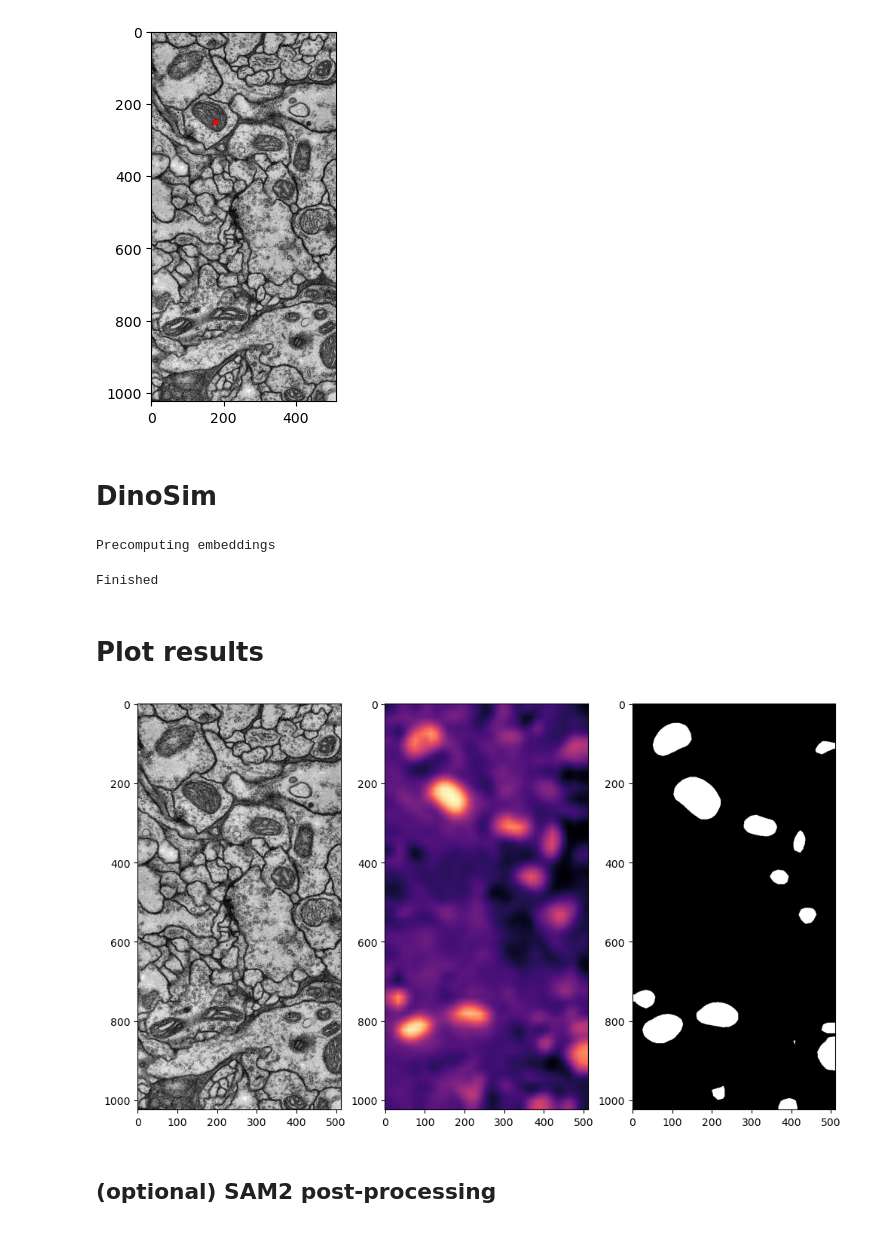
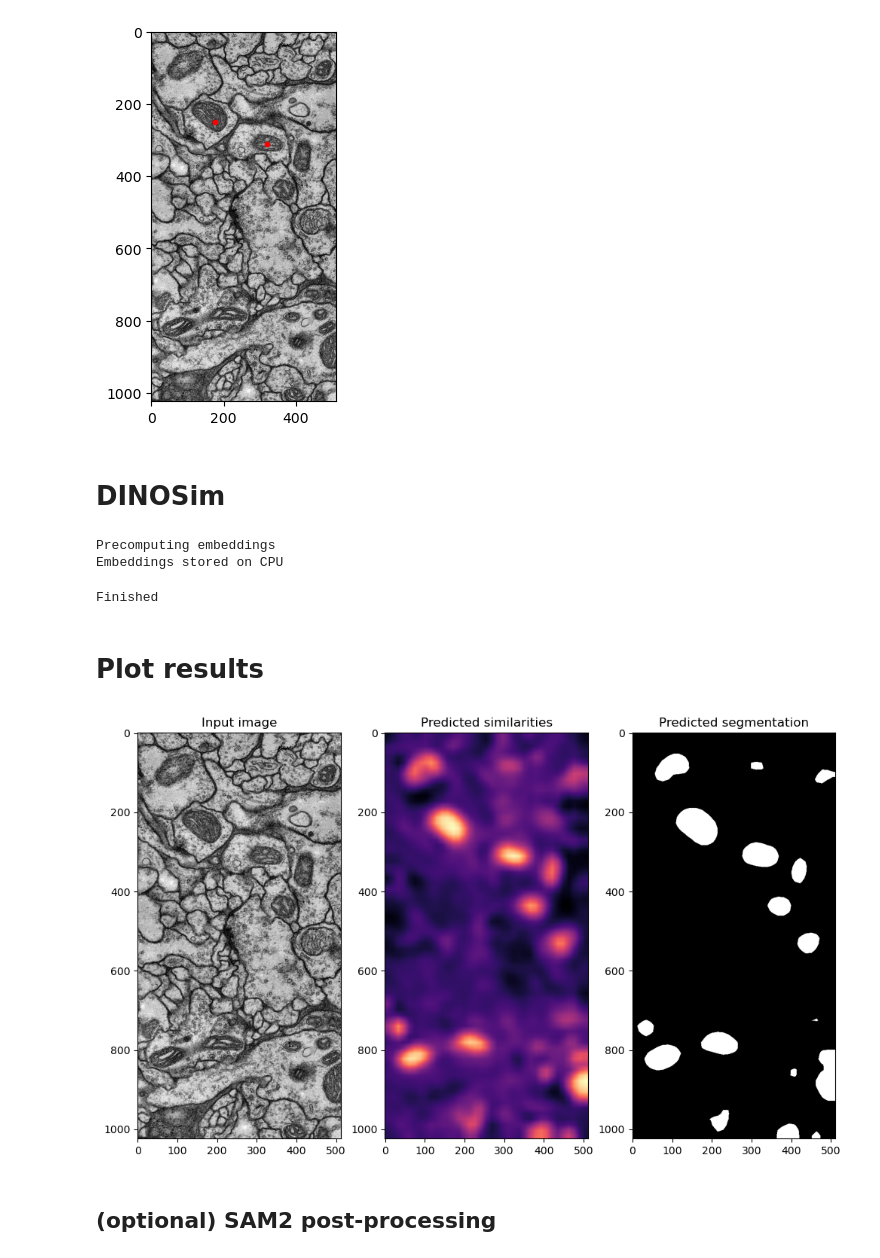
Before and after one commit to AAitorG/napari-DINOSim, a Jupyter notebook: src/dinoSim_example.ipynb, the cells around one changed output. Cells and saved outputs as stored; diff of their text form; code cells hidden in the pictures.

```diff
--- a/src/dinoSim_example.ipynb
+++ b/src/dinoSim_example.ipynb
@@ -34,11 +38,15 @@ resize_size = 518 #@param {type:"integer"}
 # %% [markdown]
 ## Load Data
 # %%
-train_x_fnames = glob(os.path.join(ds_path, dataset, 'train', 'x/*.*'))
-train_x_fnames.sort()
+#find all files in given path
+all_filenames = glob(os.path.join(ds_path, "*.*"))
+all_filenames.sort()
 
-train_dataset = np.stack([load_image(p) for p in train_x_fnames]).astype(np.uint8)
-train_dataset = train_dataset[...,np.newaxis] # add channel dim
+#open all images
+images = np.stack([load_image(filename) for filename in all_filenames])
+if images.ndim == 3:
+    # get images in format: (n,h,w,c)
+    images = images[...,np.newaxis] # add channel dim
 
-print(f'N files:  {len(train_dataset)} \t Shape: {train_dataset.shape[1:]}')
+print(f'Number of images:  {len(images)} \t image shape: {images.shape[1:]}')
 # %% [output]
@@ -46,13 +54,9 @@ N files:  20     Shape: (1024, 512, 1)
 # %% [markdown]
 # Load Model
 # %%
-# select model size
-model_size = 'small' #@param {type:"string", options:["small", "base", "large", "giant"]}
-
 model_dims = {'small': 384, 'base': 768, 'large': 1024, 'giant': 1536}
 assert model_size in model_dims, f'Invalid model size: ({model_size})'
-model = torch.hub.load('facebookresearch/dinov2', f'dinov2_vit{model_size[0]}14_reg')
-model.to(device)
+model = torch.hub.load('facebookresearch/dinov2', f'dinov2_vit{model_size[0]}14_reg').to(device)
 model.eval()
 
 feat_dim = model_dims[model_size]
@@ -60,58 +64,62 @@ feat_dim = model_dims[model_size]
 few_shot = DinoSim_pipeline(model, model.patch_size, device, get_img_processing_f(resize_size),
                              feat_dim, dino_image_size=resize_size )
 print("Model loaded")
+
+#Post-processing
+kernel = gaussian_kernel(size=3, sigma=1)
+kernel = torch.tensor(kernel, dtype=torch.float32, device=device)
+filter_f = lambda x: torch_convolve(x, kernel)
 # %% [markdown]
 # Prompting
 # %%
 # select reference points
-points = [(0, 175, 250),]
+points = [(0, 175, 250), (0,320, 310)]
 z, x, y = zip(*points)
 
-plt.imshow(train_dataset[z[0]], 'gray')
+plt.imshow(images[z[0]], 'gray')
 plt.scatter(x, y, c='r', marker='.')
 plt.show()
 # %% [output]
 [figure]
 # %% [markdown]
-# DinoSim
+# DINOSim
 # %%
-#Post-processing
-kernel = gaussian_kernel(size=3, sigma=1)
-kernel = torch.tensor(kernel, dtype=torch.float32, device=device)
-filter_f = lambda x: torch_convolve(x, kernel)
-
-#few_shot.delete_precomputed_embeddings()
+# few_shot.delete_precomputed_embeddings()
 # few_shot.delete_references()
 if not few_shot.emb_precomputed:
-    few_shot.pre_compute_embeddings(train_dataset, overlap = (0,0), padding=(0,0), crop_shape=crop_shape, verbose=True, batch_size=5)
+    few_shot.pre_compute_embeddings(images, overlap = (0,0), padding=(0,0), crop_shape=crop_shape, verbose=True, batch_size=5)
 few_shot.set_reference_vector(list_coords=points)
 distances = few_shot.get_ds_distances_sameRef(verbose=False)
-predictions = few_shot.distance_post_processing(distances, filter_f, upsampling_mode=upsample)
+predictions = few_shot.distance_post_processing(distances, filter_f, upsampling_mode="bilinear")
 print("Finished")
 # %% [output]
 Precomputing embeddings
+Embeddings stored on CPU
 Finished
 # %% [markdown]
 # Plot results
 # %%
 # select threshold
 threshold = .5
 
 for i in range(1):
-    input_img = train_dataset[i]
+    input_img = images[i]
     plt.figure(figsize=(12,7))
     plt.subplot(131)
     if input_img.shape[-1] == 1:
         plt.imshow(input_img[...,0], 'gray')
     else:
         plt.imshow(input_img)
+    plt.title("Input image")
     plt.subplot(132)
     plt.imshow(1-predictions[i], 'magma')
+    plt.title("Predicted similarities")
     plt.subplot(133)
     plt.imshow(predictions[i] < threshold, 'gray')
+    plt.title("Predicted segmentation")
     plt.show()
 # %% [output]
-[figure, old version]
+[figure, new version]
 # %% [markdown]
 ## (optional) SAM2 post-processing
 # %%
```
Also changed, not shown: parts of 9 cells of this notebook, 2 other files.
